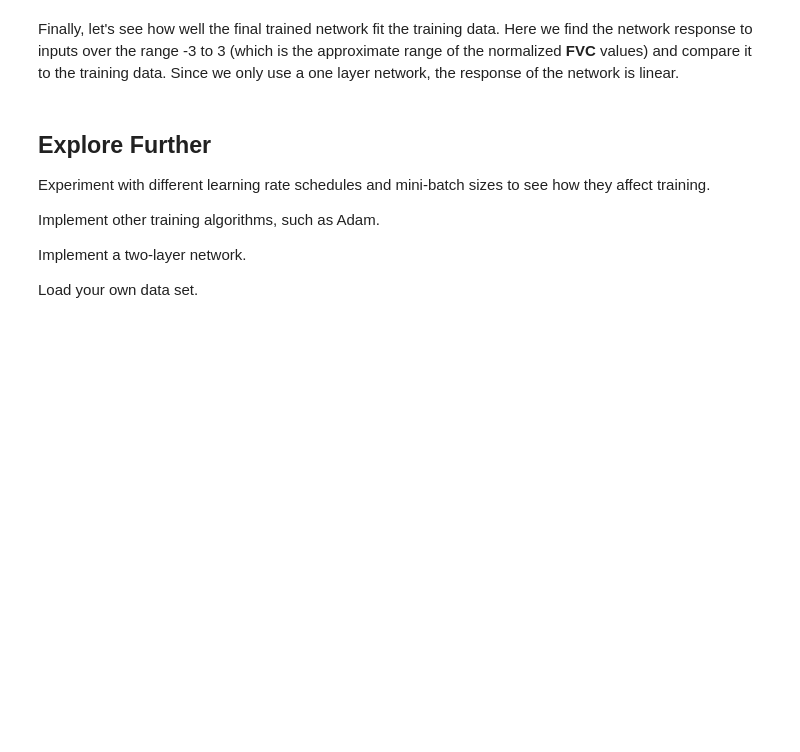
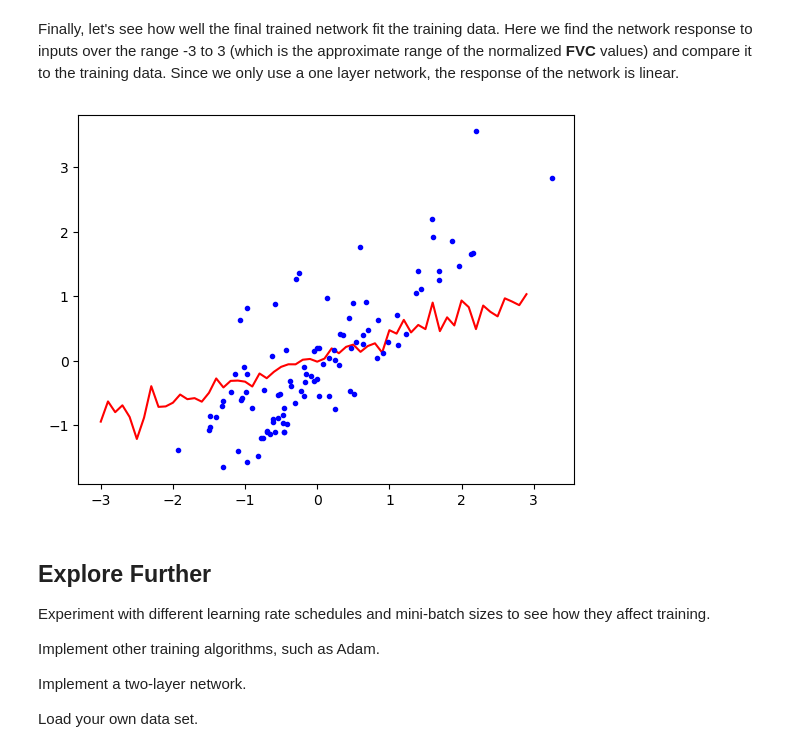
Before and after one commit to Barlow13/PycharmGitHub, a Jupyter notebook: PythonLab1.ipynb, the cells around one changed output. Saved outputs shown, nothing was run; the diff lists cells and outputs as text; code cells hidden in the pictures; blank space fills up the shorter version.

```diff
--- a/PythonLab1.ipynb
+++ b/PythonLab1.ipynb
@@ -262,9 +321,14 @@ def data_gen(data, bsize):
     steps = num//bsize
     epoch = 0
     while True:
+        indices = np.random.permutation(num)
+        In = In[indices]
+        Tar = Tar[indices]
         for ii in range(steps):
-            yield epoch, #TODO
-        #TODO
+            start_idx = ii * bsize
+            end_idx = start_idx + bsize
+            yield epoch, In[start_idx:end_idx], Tar[start_idx:end_idx]
+
         epoch += 1
 # %% [markdown]
 ## Modified Training Function
@@ -284,12 +341,41 @@ def train_gd_gen(net, perf, lr_sched, max_epoch, datagen):
+# %%
+def train_gd_gen(net, perf, lr_sched, max_epoch, datagen):
+    ff = []
+    ep = 0
+    while ep  < max_epoch:
+        epoch, In, Tar = next(datagen)
+
+        NetworkOutput = net.sim(In)
+
+        Performance = perf.value(NetworkOutput, Tar)
+        ff.append(Performance)
+
+        df_da = perf.deriv(NetworkOutput, Tar)
+        da_dw = net.deriv(In)
+        Gradient = -da_dw * df_da
+
+        print(f"Epoch {epoch}, Gradient: {Gradient}")
+
+        LearningRate = lr_sched(epoch)
+
+        net.w -= LearningRate * Gradient[0]
+        net.b -= LearningRate * Gradient[1]
+
+        print(f"Epoch {epoch}, Mini-batch Performance: {Performance}, Learning Rate: {LearningRate}")
+
+        if epoch > ep:
+            ep = epoch
+
+    return net, ff
 # %% [markdown]
 Now test the data generator and the new training function. In the values set below the mini-batch size is set to 10, which means that there will be 10 iterations per epoch, since there are 100 data points in the training set.
 # %%
 lr_scheduler = lr_inc_dec(lr_0=0.001, lr_0_steps=10, lr_max = 0.01, lr_max_steps = 10, lr_min=0.000001, lr_decay=0.85)
 DATA = {'Input': P, 'Target': T}
-BSIZE = 10
+BSIZE = 60
 PERF = mse()
 MAX_EPOCH = 50
 NET = simplenet(0.1, 0.1)
 gendata = data_gen(DATA, BSIZE)
 # %%
-NET2, FF = train_gd_gen(NET, PERF, lr_scheduler, MAX_EPOCH, gendata)
+NET3, FF = train_gd_gen(NET, PERF, lr_scheduler, MAX_EPOCH, gendata)
@@ -301,8 +408,11 @@ plt.plot(FF)
 Finally, let's see how well the final trained network fit the training data. Here we find the network response to inputs over the range -3 to 3 (which is the approximate range of the normalized **FVC** values) and compare it to the training data. Since we only use a one layer network, the response of the network is linear.
 # %%
 pp = np.arange(-3,3,0.1)
-aa = NET2.sim(pp)
+aa = NET3.sim(pp)
 plt.plot(pp, aa, 'r', P, T, 'b.')
+plt.show()
+# %% [output]
+[figure, added]
 # %% [markdown]
 ## Explore Further
 
```
Also changed, not shown: parts of 17 cells of this notebook.
